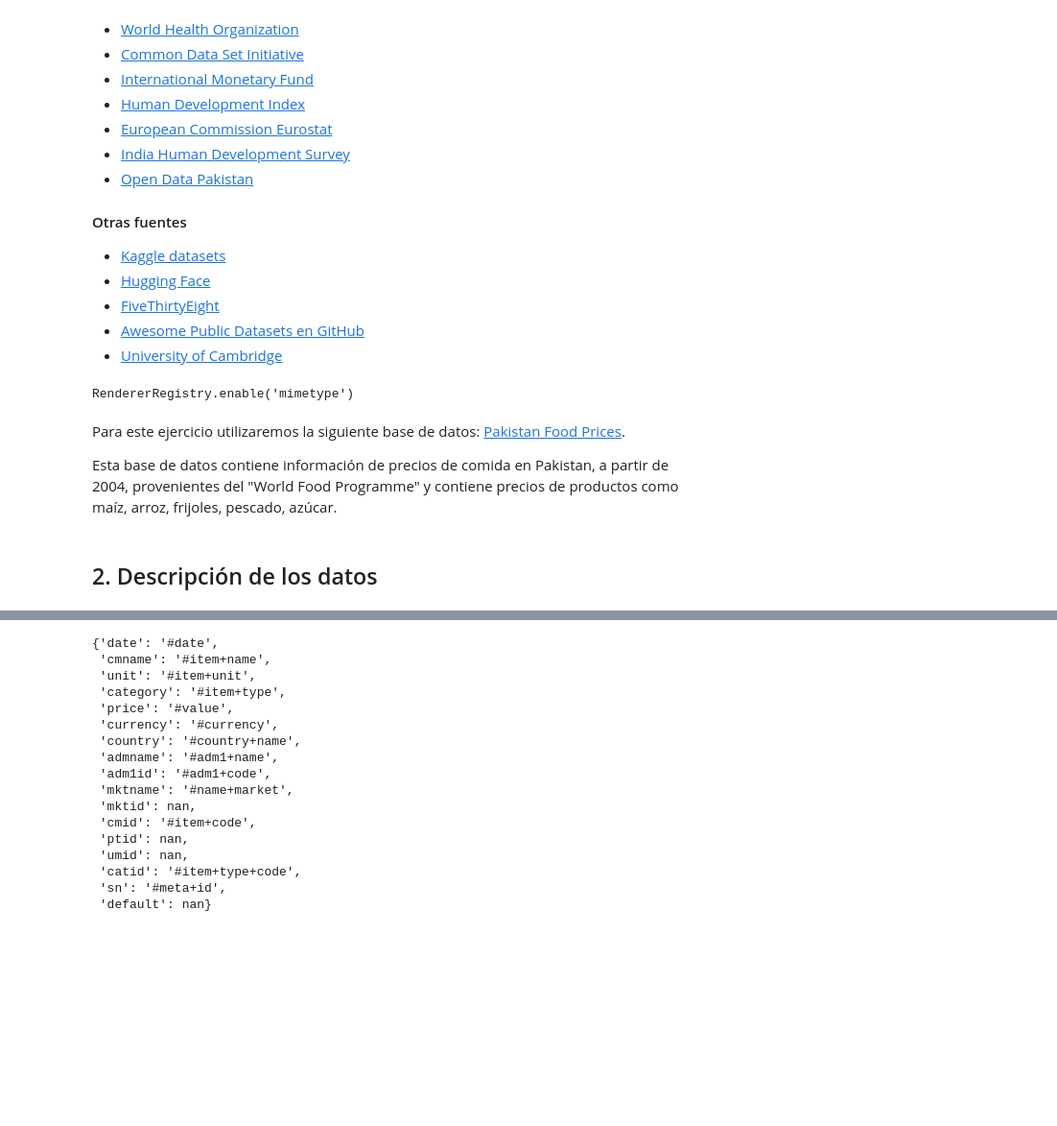
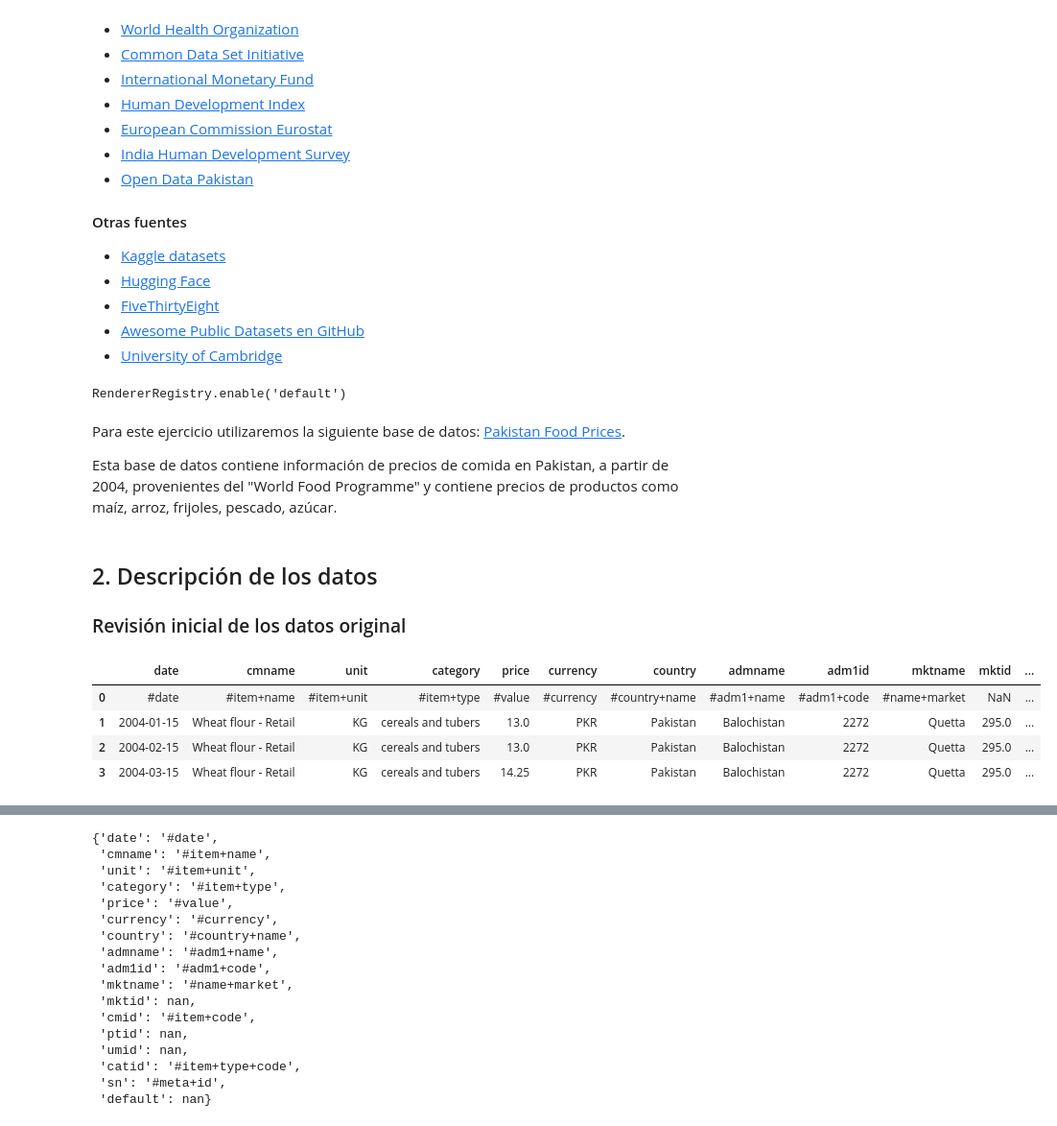
Before and after one commit to vcuspinera/UDG_MCD_Project_Dev_I, a Jupyter notebook: actividades/13_EDA.ipynb, the cells around one changed output, grey strips where cells are left out. Shown at 96% size. Saved outputs shown, nothing was run; the diff lists cells and outputs as text; code cells hidden in the pictures; blank space fills up the shorter version.

```diff
--- a/actividades/13_EDA.ipynb
+++ b/actividades/13_EDA.ipynb
@@ -65,10 +65,10 @@ import re
 # !conda install -c conda-forge altair vega_datasets #<--Instalar desde `conda`
 
 import altair as alt
-# alt.renderers.enable('default')
-alt.renderers.enable('mimetype')
+alt.renderers.enable('default')
+# alt.renderers.enable('mimetype')
 # %% [output]
-RendererRegistry.enable('mimetype')
+RendererRegistry.enable('default')
 # %% [markdown]
 Para este ejercicio utilizaremos la siguiente base de datos: [Pakistan Food Prices](https://opendata.com.pk/dataset/pakistan-food-prices).
 
@@ -79,3 +79,13 @@ file = "https://opendata.com.pk/dataset/ec1f8db6-4f93-4d11-b062-c38ac2a5d603/res
 df_0 = pd.read_csv(file)
 # %% [markdown]
 ## 2. Descripción de los datos
+### Revisión inicial de los datos original
+# %%
+# First view of the data
+df_0.head(4)
+# %% [output]
+|  | date | cmname | unit | category | price | currency | country | admname | adm1id | mktname | mktid | ... |
+| 0 | #date | #item+name | #item+unit | #item+type | #value | #currency | #country+name | #adm1+name | #adm1+code | #name+market | NaN | ... |
+| 1 | 2004-01-15 | Wheat flour - Retail | KG | cereals and tubers | 13.0 | PKR | Pakistan | Balochistan | 2272 | Quetta | 295.0 | ... |
+| 2 | 2004-02-15 | Wheat flour - Retail | KG | cereals and tubers | 13.0 | PKR | Pakistan | Balochistan | 2272 | Quetta | 295.0 | ... |
+| 3 | 2004-03-15 | Wheat flour - Retail | KG | cereals and tubers | 14.25 | PKR | Pakistan | Balochistan | 2272 | Quetta | 295.0 | ... |
```
Also changed, not shown: parts of 21 cells of this notebook.
